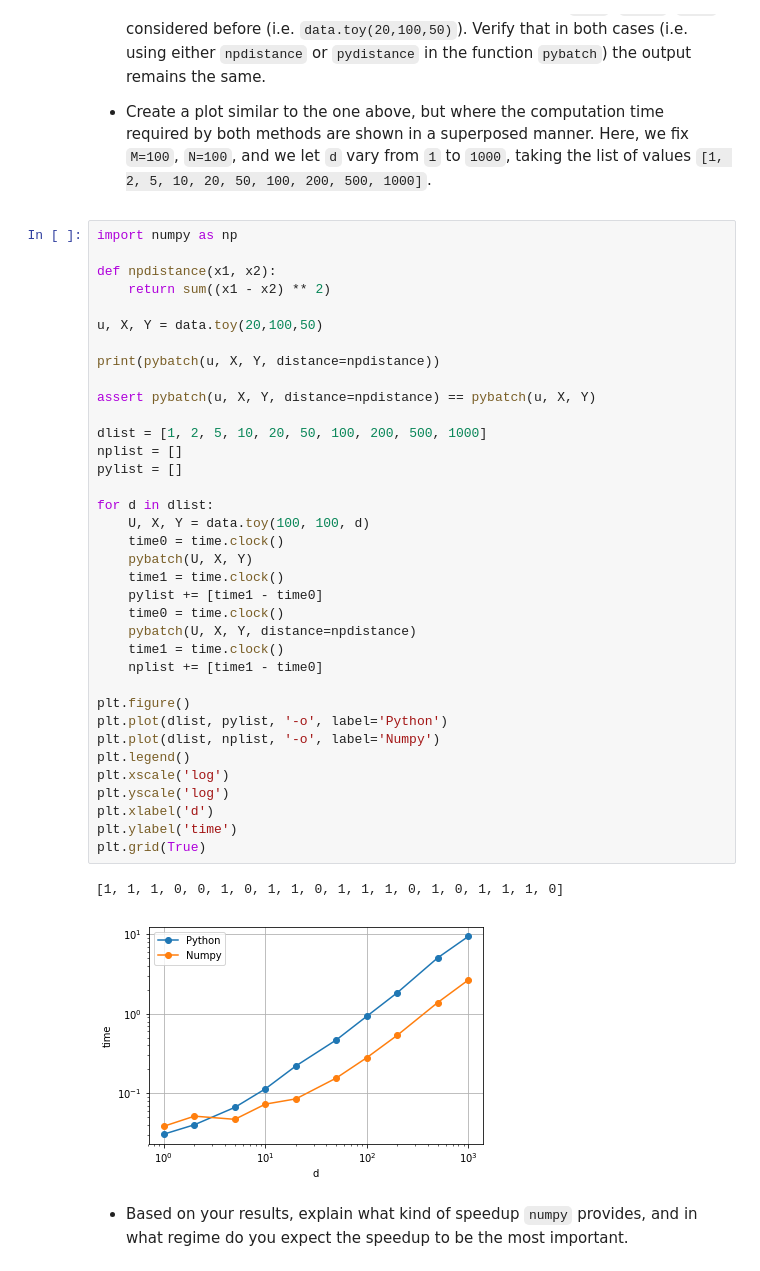
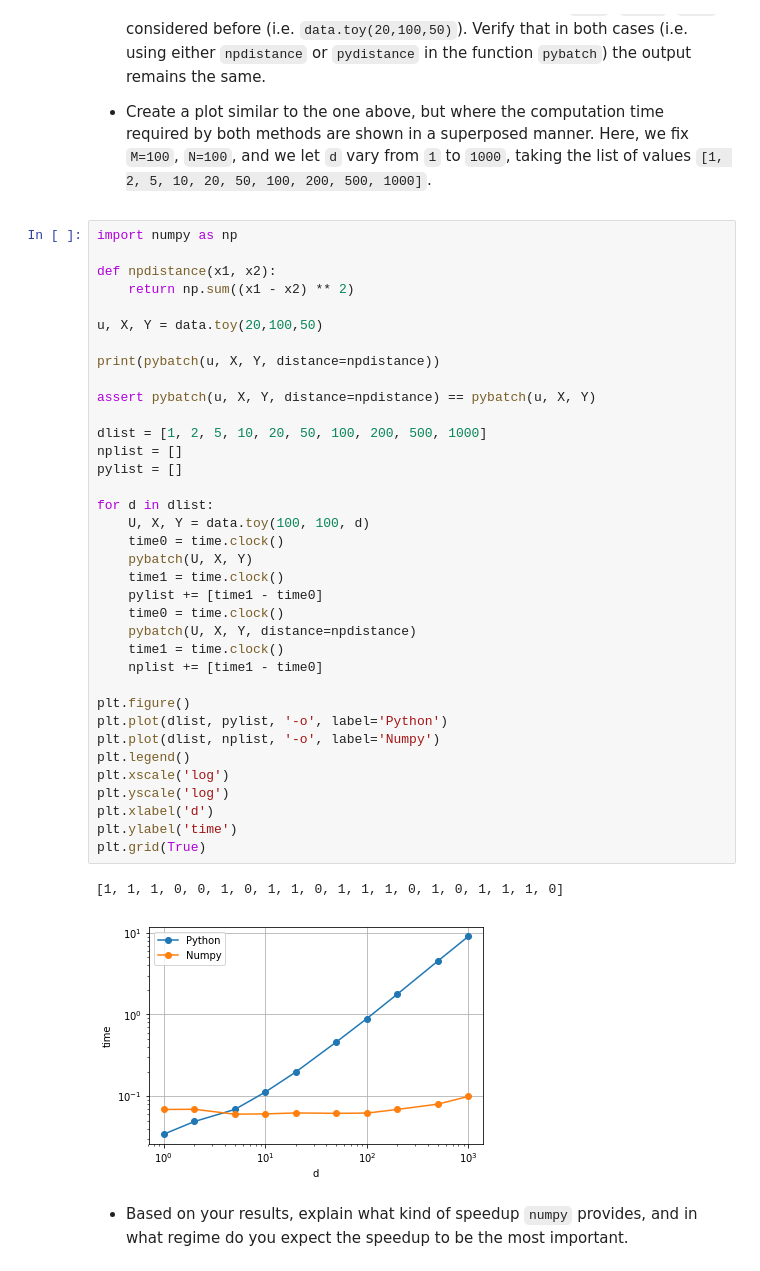
Before and after one commit to thsis/Python_ML, a Jupyter notebook: py4ml2.ipynb, the cells around one changed output. Drawn from its saved outputs; the diff is of its cells as text.

```diff
--- a/py4ml2.ipynb
+++ b/py4ml2.ipynb
@@ -97,40 +97,40 @@ In this first exercise, we would like to accelerate the function that compute pa
 import numpy as np
 
 def npdistance(x1, x2):
-    return sum((x1 - x2) ** 2)
+    return np.sum((x1 - x2) ** 2)
 
 u, X, Y = data.toy(20,100,50)
 
 print(pybatch(u, X, Y, distance=npdistance))
 
 assert pybatch(u, X, Y, distance=npdistance) == pybatch(u, X, Y)
 
 dlist = [1, 2, 5, 10, 20, 50, 100, 200, 500, 1000]
 nplist = []
 pylist = []
 
 for d in dlist:
     U, X, Y = data.toy(100, 100, d)
     time0 = time.clock()
     pybatch(U, X, Y)
     time1 = time.clock()
     pylist += [time1 - time0]
     time0 = time.clock()
     pybatch(U, X, Y, distance=npdistance)
     time1 = time.clock()
     nplist += [time1 - time0]
 
 plt.figure()
 plt.plot(dlist, pylist, '-o', label='Python')
 plt.plot(dlist, nplist, '-o', label='Numpy')
 plt.legend()
 plt.xscale('log')
 plt.yscale('log')
 plt.xlabel('d')
 plt.ylabel('time')
 plt.grid(True)
 # %% [output]
 [1, 1, 1, 0, 0, 1, 0, 1, 1, 0, 1, 1, 1, 0, 1, 0, 1, 1, 1, 0]
-[figure, old version]
+[figure, new version]
 # %% [markdown]
 * Based on your results, explain what kind of speedup `numpy` provides, and in what regime do you expect the speedup to be the most important.
```
Also changed, not shown: parts of 11 cells of this notebook, 1 other file.
